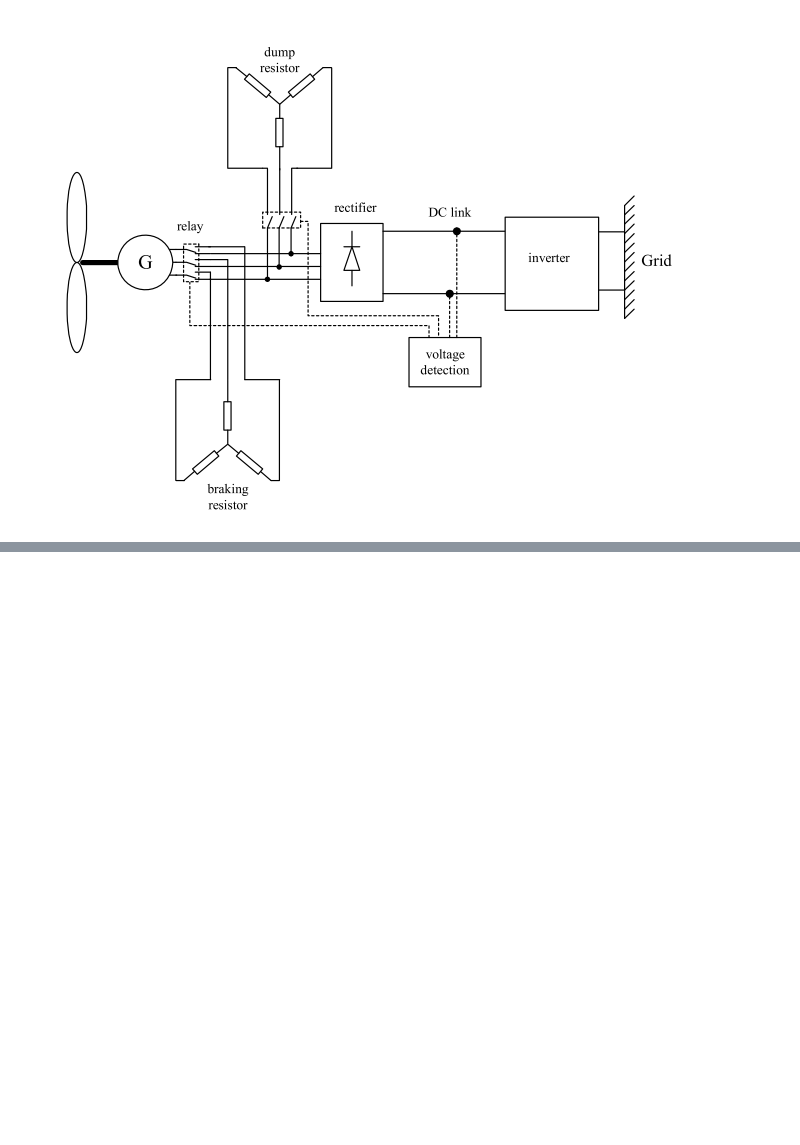
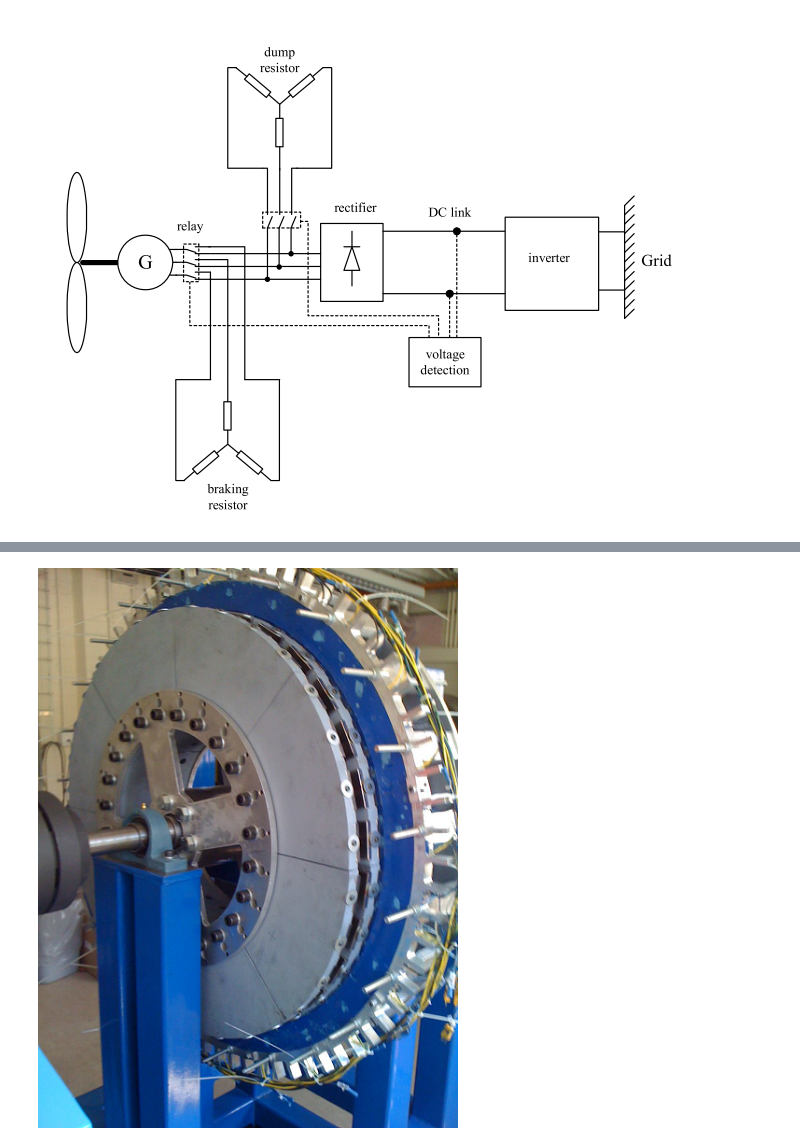
Before and after one commit to aydinbaskaya/MS_Thesis, a Jupyter notebook: Modular Generators/Documents/Direct-drive wind turbines .ipynb, the cells around one changed output, grey strips where cells are left out. Saved outputs shown, nothing was run; the diff lists cells and outputs as text; code cells hidden in the pictures; blank space fills up the shorter version.

```diff
--- a/Modular Generators/Documents/Direct-drive wind turbines .ipynb
+++ b/Modular Generators/Documents/Direct-drive wind turbines .ipynb
@@ -124,0 +140,5 @@ Image(filename='axial5.png')
+# %%
+from IPython.display import Image
+Image(filename='cgen1.png')
+# %% [output]
+[figure, added]
```
Also changed, not shown: parts of 11 cells of this notebook.
